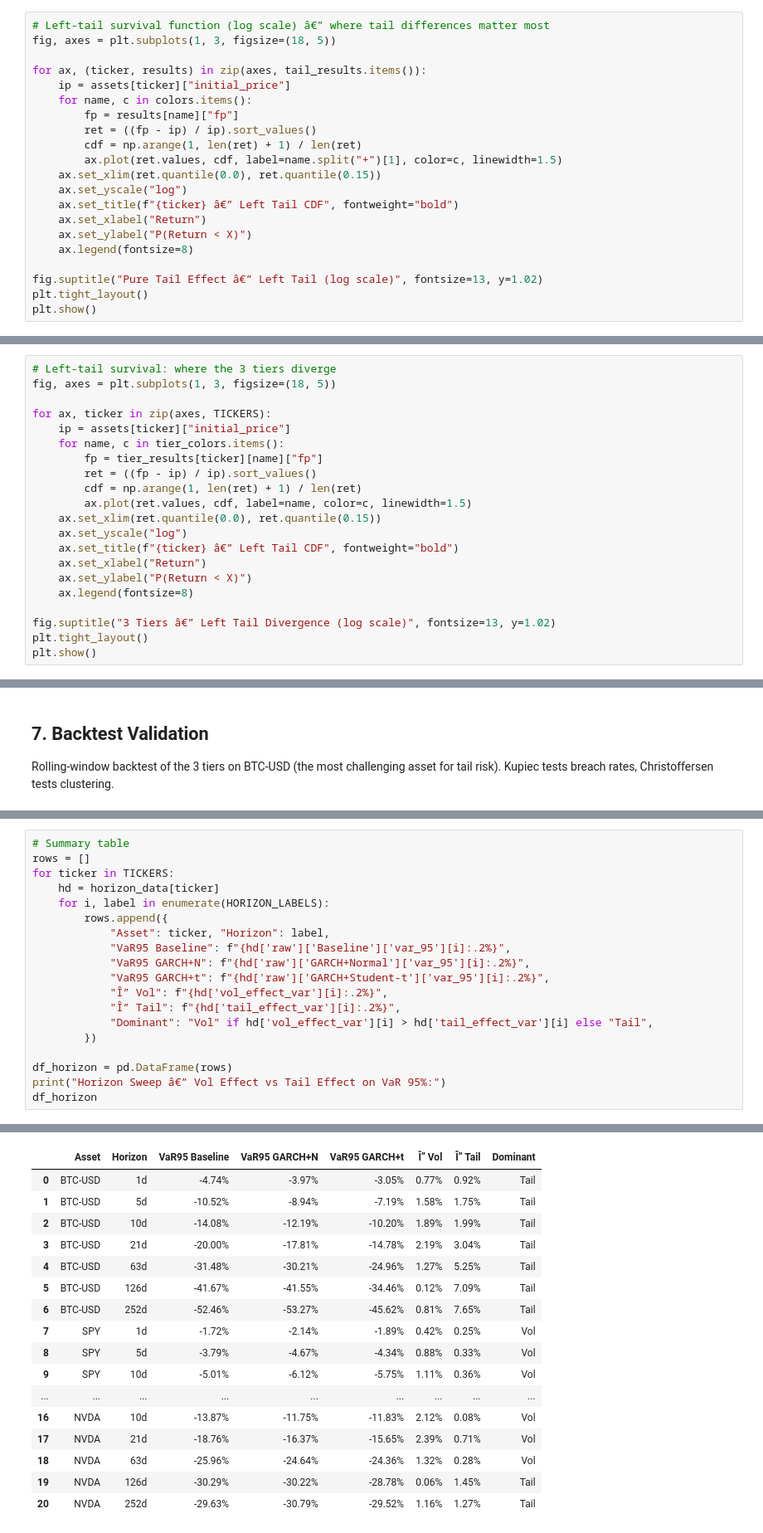
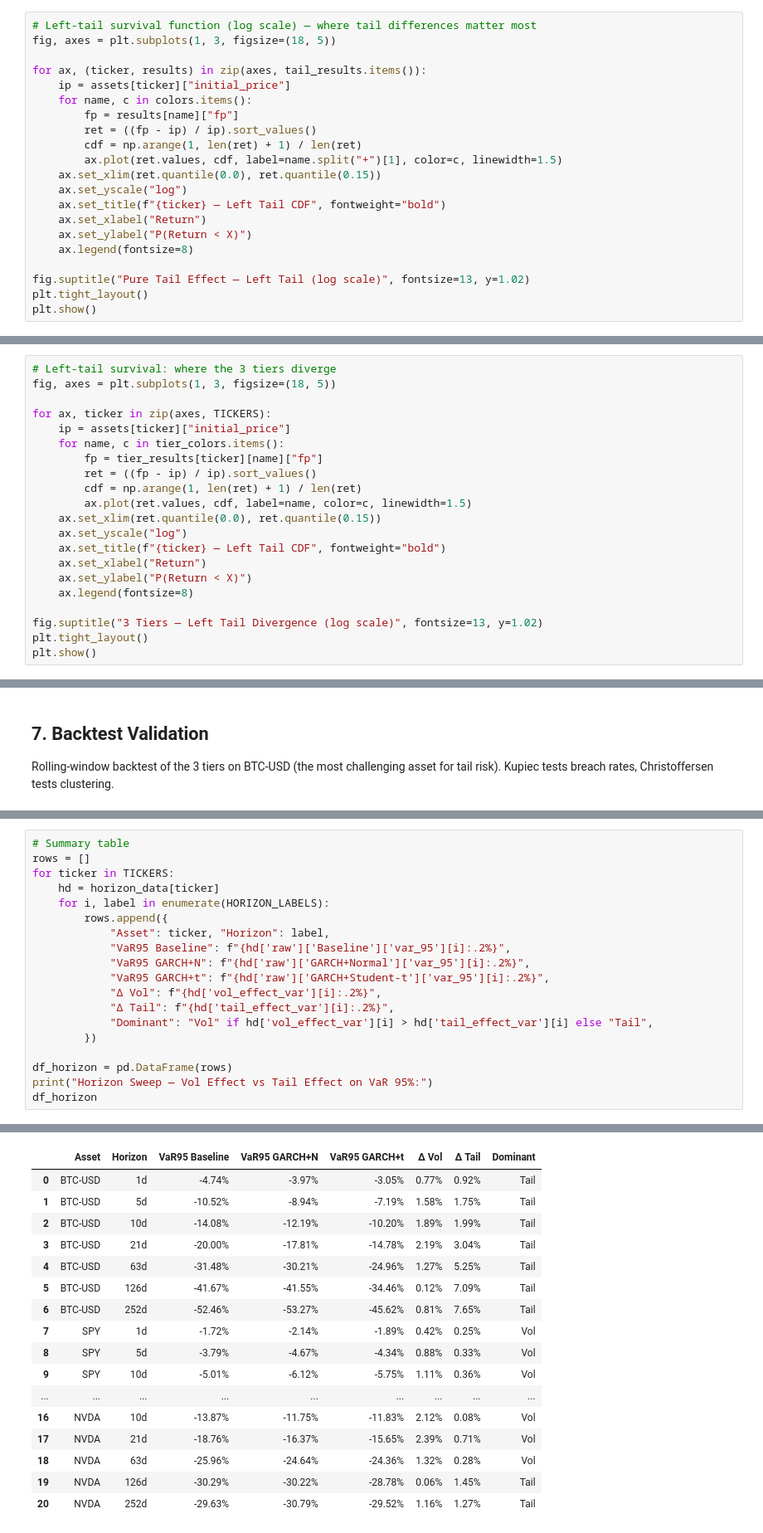
Before and after one commit to egarciademiguel-dsml/RiskLens, a Jupyter notebook: notebooks/model_deep_dive.ipynb, the cells around one changed output, grey strips where cells are left out. Shown at 83% size. Drawn from its saved outputs; the diff is of its cells as text.

```diff
--- a/notebooks/model_deep_dive.ipynb
+++ b/notebooks/model_deep_dive.ipynb
@@ -165,7 +165,7 @@ plt.show()
 # %% [output]
 [figure]
 # %%
-# Left-tail survival function (log scale) â€” where tail differences matter most
+# Left-tail survival function (log scale) — where tail differences matter most
 fig, axes = plt.subplots(1, 3, figsize=(18, 5))
 
 for ax, (ticker, results) in zip(axes, tail_results.items()):
@@ -177,12 +177,12 @@ for ax, (ticker, results) in zip(axes, tail_results.items()):
         ax.plot(ret.values, cdf, label=name.split("+")[1], color=c, linewidth=1.5)
     ax.set_xlim(ret.quantile(0.0), ret.quantile(0.15))
     ax.set_yscale("log")
-    ax.set_title(f"{ticker} â€” Left Tail CDF", fontweight="bold")
+    ax.set_title(f"{ticker} — Left Tail CDF", fontweight="bold")
     ax.set_xlabel("Return")
     ax.set_ylabel("P(Return < X)")
     ax.legend(fontsize=8)
 
-fig.suptitle("Pure Tail Effect â€” Left Tail (log scale)", fontsize=13, y=1.02)
+fig.suptitle("Pure Tail Effect — Left Tail (log scale)", fontsize=13, y=1.02)
 plt.tight_layout()
 plt.show()
 # %% [output]
@@ -486,12 +486,12 @@ for ax, ticker in zip(axes, TICKERS):
         ax.plot(ret.values, cdf, label=name, color=c, linewidth=1.5)
     ax.set_xlim(ret.quantile(0.0), ret.quantile(0.15))
     ax.set_yscale("log")
-    ax.set_title(f"{ticker} â€” Left Tail CDF", fontweight="bold")
+    ax.set_title(f"{ticker} — Left Tail CDF", fontweight="bold")
     ax.set_xlabel("Return")
     ax.set_ylabel("P(Return < X)")
     ax.legend(fontsize=8)
 
-fig.suptitle("3 Tiers â€” Left Tail Divergence (log scale)", fontsize=13, y=1.02)
+fig.suptitle("3 Tiers — Left Tail Divergence (log scale)", fontsize=13, y=1.02)
 plt.tight_layout()
 plt.show()
 # %% [output]
@@ -827,12 +827,12 @@ for ticker in TICKERS:
             "VaR95 Baseline": f"{hd['raw']['Baseline']['var_95'][i]:.2%}",
             "VaR95 GARCH+N": f"{hd['raw']['GARCH+Normal']['var_95'][i]:.2%}",
             "VaR95 GARCH+t": f"{hd['raw']['GARCH+Student-t']['var_95'][i]:.2%}",
-            "Î” Vol": f"{hd['vol_effect_var'][i]:.2%}",
-            "Î” Tail": f"{hd['tail_effect_var'][i]:.2%}",
+            "Δ Vol": f"{hd['vol_effect_var'][i]:.2%}",
+            "Δ Tail": f"{hd['tail_effect_var'][i]:.2%}",
             "Dominant": "Vol" if hd['vol_effect_var'][i] > hd['tail_effect_var'][i] else "Tail",
         })
 
 df_horizon = pd.DataFrame(rows)
-print("Horizon Sweep â€” Vol Effect vs Tail Effect on VaR 95%:")
+print("Horizon Sweep — Vol Effect vs Tail Effect on VaR 95%:")
 df_horizon
 # %% [output]
@@ -840,4 +840,4 @@ Horizon Sweep â€” Vol Effect vs Tail Effect on VaR 95%:
-|  | Asset | Horizon | VaR95 Baseline | VaR95 GARCH+N | VaR95 GARCH+t | Î” Vol | Î” Tail | Dominant |
+|  | Asset | Horizon | VaR95 Baseline | VaR95 GARCH+N | VaR95 GARCH+t | Δ Vol | Δ Tail | Dominant |
 | 0 | BTC-USD | 1d | -4.74% | -3.97% | -3.05% | 0.77% | 0.92% | Tail |
 | 1 | BTC-USD | 5d | -10.52% | -8.94% | -7.19% | 1.58% | 1.75% | Tail |
 | 2 | BTC-USD | 10d | -14.08% | -12.19% | -10.20% | 1.89% | 1.99% | Tail |
```
Also changed, not shown: parts of 24 cells of this notebook.
